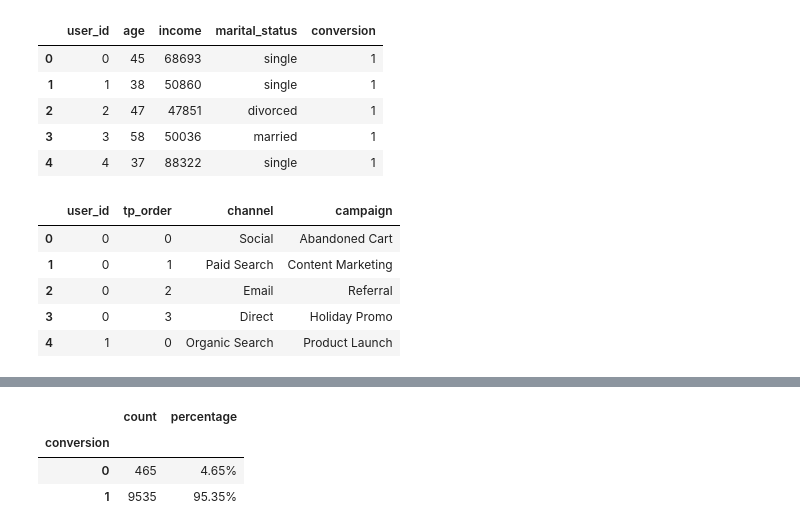
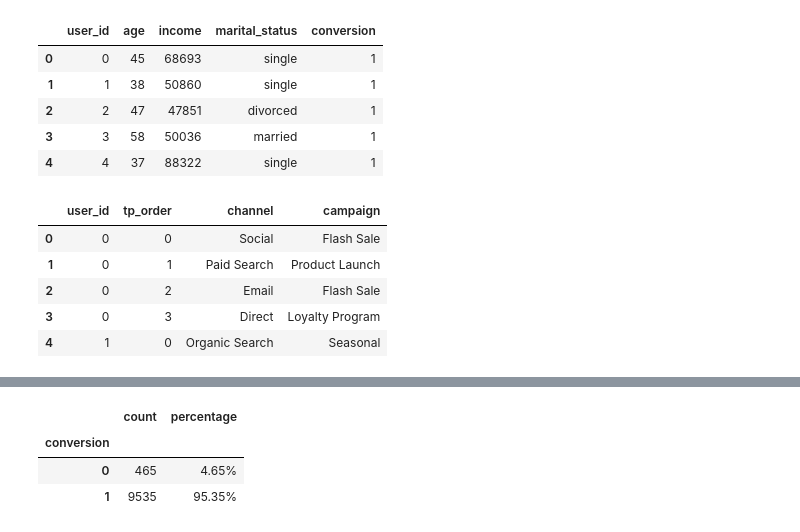
Before and after one commit to mwheeler235/multi-touch-lstm-beam-model, a Jupyter notebook: channel_path_beam_search.ipynb, the cells around one changed output, grey strips where cells are left out. Saved outputs shown, nothing was run; the diff lists cells and outputs as text; code cells hidden in the pictures.

```diff
--- a/channel_path_beam_search.ipynb
+++ b/channel_path_beam_search.ipynb
@@ -19,7 +19,6 @@ def generate_customer_features(n):
     np.random.seed(42)
     age = np.clip(np.random.normal(40, 12, n).astype(int), 18, 70)  # Normal distribution, clipped to 18-70
     # Use truncated normal for income to avoid mode at lower bound
-
     lower, upper = 40000, 180000
     mu, sigma = 75000, 35000
     a, b = (lower - mu) / sigma, (upper - mu) / sigma
@@ -37,16 +36,3 @@ def generate_customer_features(n):
         'marital_status': marital_status,
         'conversion': conversion.astype(int)
     })
-
-def generate_touchpoints(n, max_tp, channels, campaigns):
-    touchpoints = []
-    for user_id in range(n):
-        num_tp = np.random.randint(1, max_tp+1)
-        for t in range(num_tp):
-            touchpoints.append({
-                'user_id': user_id,
-                'tp_order': t,
-                'channel': np.random.choice(channels),
-                'campaign': np.random.choice(campaigns)
-            })
-    return pd.DataFrame(touchpoints)
@@ -53,31 +41,56 @@ def generate_touchpoints(n, max_tp, channels, campaigns):
+# %%
+# Define allowed campaigns for each channel for realistic mapping
+channel_campaign_map = {
+    'Email': ['Brand Awareness', 'Holiday Promo', 'Retargeting', 'Product Launch', 'Abandoned Cart', 'Loyalty Program', 'Flash Sale', 'Seasonal', 'Content Marketing'],
+    'Paid Search': ['Brand Awareness', 'Product Launch', 'Seasonal', 'Content Marketing', 'Holiday Promo'],
+    'Organic Search': ['Brand Awareness', 'Product Launch', 'Content Marketing', 'Seasonal'],
+    'Social': ['Brand Awareness', 'Product Launch', 'Loyalty Program', 'Referral', 'Flash Sale', 'Seasonal', 'Content Marketing'],
+    'Display': ['Brand Awareness', 'Retargeting', 'Product Launch', 'Abandoned Cart', 'Flash Sale', 'Seasonal'],
+    'Direct': ['Abandoned Cart', 'Loyalty Program', 'Flash Sale', 'Referral', 'Seasonal', 'Content Marketing']
+}
+
+def generate_touchpoints(n, max_tp, channels, channel_campaign_map):
+    touchpoints = []
+    for user_id in range(n):
+        num_tp = np.random.randint(1, max_tp+1)
+        for t in range(num_tp):
+            channel = np.random.choice(channels)
+            allowed_campaigns = channel_campaign_map[channel]
+            campaign = np.random.choice(allowed_campaigns)
+            touchpoints.append({
+                'user_id': user_id,
+                'tp_order': t,
+                'channel': channel,
+                'campaign': campaign
+            })
+    return pd.DataFrame(touchpoints)
 # %%
 # Parameters
 data_size = 10000
 max_touchpoints = 8
 channels = ['Email', 'Paid Search', 'Organic Search', 'Social', 'Display', 'Direct']
 campaigns = [
     'Brand Awareness', 'Holiday Promo', 'Retargeting', 'Product Launch', 'Abandoned Cart',
     'Loyalty Program', 'Referral', 'Flash Sale', 'Seasonal', 'Content Marketing'
  ]
 
 customers = generate_customer_features(data_size)
-touchpoints = generate_touchpoints(data_size, max_touchpoints, channels, campaigns)
+touchpoints = generate_touchpoints(data_size, max_touchpoints, channels, channel_campaign_map)
 num_channels = len(channels)
 num_campaigns = len(campaigns)
 
-# Show the first few rows
 display(customers.head())
 display(touchpoints.head())
 # %% [output]
 |  | user_id | age | income | marital_status | conversion |
 | 0 | 0 | 45 | 68693 | single | 1 |
 | 1 | 1 | 38 | 50860 | single | 1 |
 | 2 | 2 | 47 | 47851 | divorced | 1 |
 | 3 | 3 | 58 | 50036 | married | 1 |
 | 4 | 4 | 37 | 88322 | single | 1 |
 |  | user_id | tp_order | channel | campaign |
-| 0 | 0 | 0 | Social | Abandoned Cart |
-| 1 | 0 | 1 | Paid Search | Content Marketing |
-| 2 | 0 | 2 | Email | Referral |
-| 3 | 0 | 3 | Direct | Holiday Promo |
-| 4 | 1 | 0 | Organic Search | Product Launch |
+| 0 | 0 | 0 | Social | Flash Sale |
+| 1 | 0 | 1 | Paid Search | Product Launch |
+| 2 | 0 | 2 | Email | Flash Sale |
+| 3 | 0 | 3 | Direct | Loyalty Program |
+| 4 | 1 | 0 | Organic Search | Seasonal |
```
Also changed, not shown: parts of 8 cells of this notebook, 1 other file.
